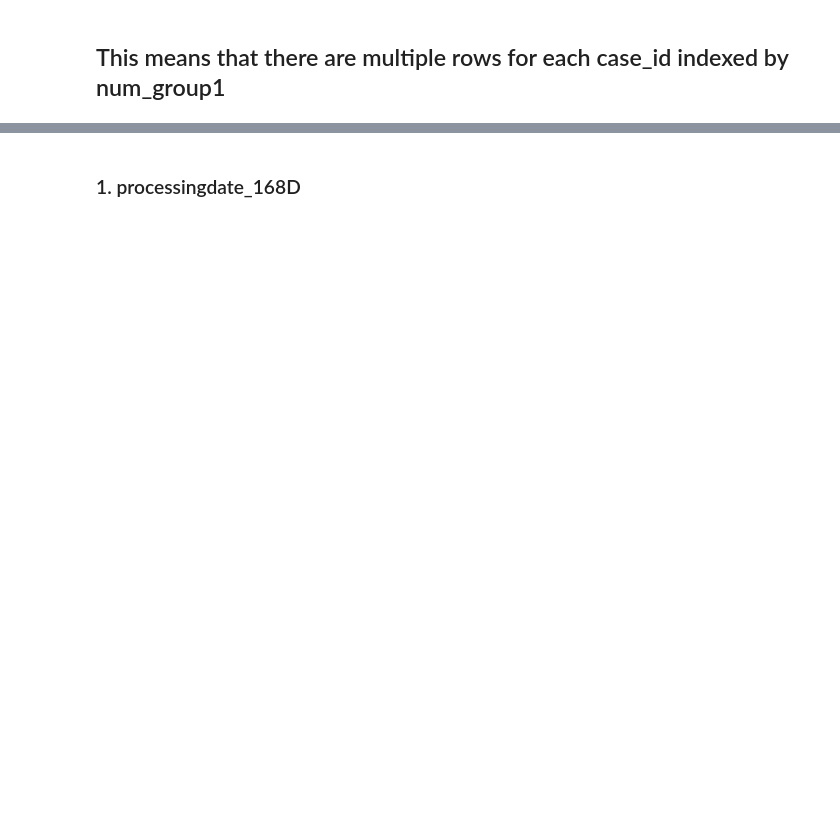
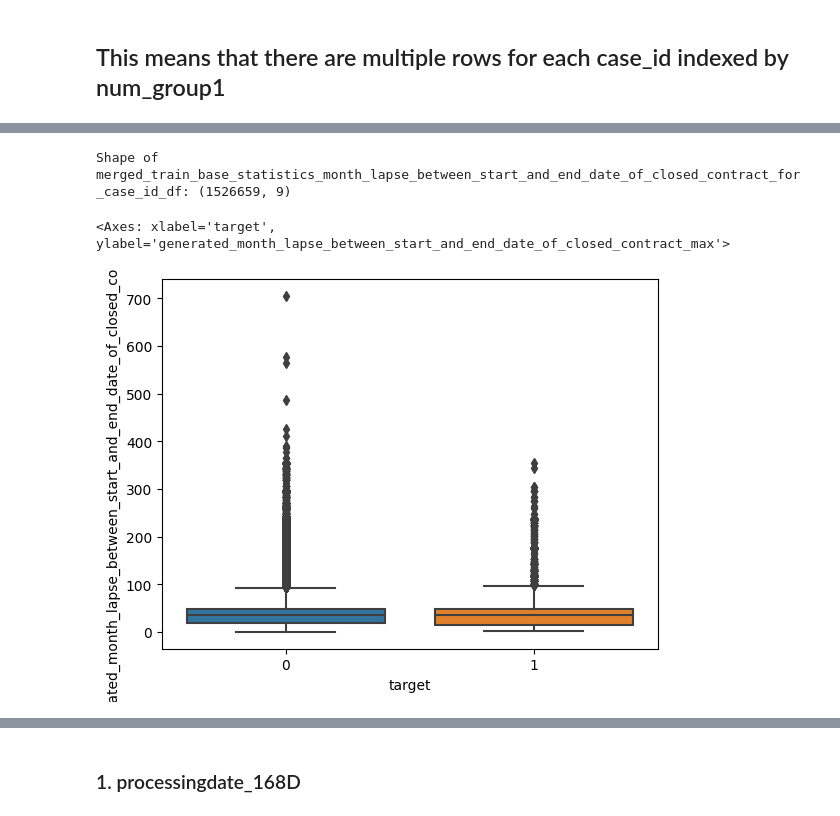
Before and after one commit to hardiksahi/MachineLearning, a Jupyter notebook: kaggle/home-credit-risk-model-stability/notebooks/EDA_ credit_bureau_a_1.ipynb, the cells around one changed output, grey strips where cells are left out. Cells and saved outputs as stored; diff of their text form; code cells hidden in the pictures; blank space fills up the shorter version.

```diff
--- a/kaggle/home-credit-risk-model-stability/notebooks/EDA_ credit_bureau_a_1.ipynb
+++ b/kaggle/home-credit-risk-model-stability/notebooks/EDA_ credit_bureau_a_1.ipynb
@@ -165,0 +349,13 @@ sns.boxplot(data=unique_num_group_case_id_df, y="generated_count_of_tax_informat
+# %%
+statistics_month_lapse_between_start_and_end_date_of_closed_contract_df = credit_bureau_a_1_df.groupby(by=["case_id"]).agg({"month_lapse_between_start_and_end_date_of_closed_contract": ["max", "min", "mean", "count"]}).reset_index()
+statistics_month_lapse_between_start_and_end_date_of_closed_contract_df.columns  = ['case_id' if index_tuple[0] == 'case_id' else f"generated_{index_tuple[0]}_{index_tuple[1]}" for index_tuple in statistics_month_lapse_between_start_and_end_date_of_closed_contract_df.columns]
+# %%
+merged_train_base_statistics_month_lapse_between_start_and_end_date_of_closed_contract_for_case_id_df = train_base_df.merge(statistics_month_lapse_between_start_and_end_date_of_closed_contract_df, left_on=["case_id"], right_on=["case_id"], validate="one_to_one", how="left")
+print(f"Shape of merged_train_base_statistics_month_lapse_between_start_and_end_date_of_closed_contract_for_case_id_df: {merged_train_base_statistics_month_lapse_between_start_and_end_date_of_closed_contract_for_case_id_df.shape}")
+# %% [output]
+Shape of merged_train_base_statistics_month_lapse_between_start_and_end_date_of_closed_contract_for_case_id_df: (1526659, 9)
+# %%
+sns.boxplot(data=merged_train_base_statistics_month_lapse_between_start_and_end_date_of_closed_contract_for_case_id_df, y="generated_month_lapse_between_start_and_end_date_of_closed_contract_max", x="target")
+# %% [output]
+<Axes: xlabel='target', ylabel='generated_month_lapse_between_start_and_end_date_of_closed_contract_max'>
+[figure, added]
```
Also changed, not shown: parts of 178 cells of this notebook.
